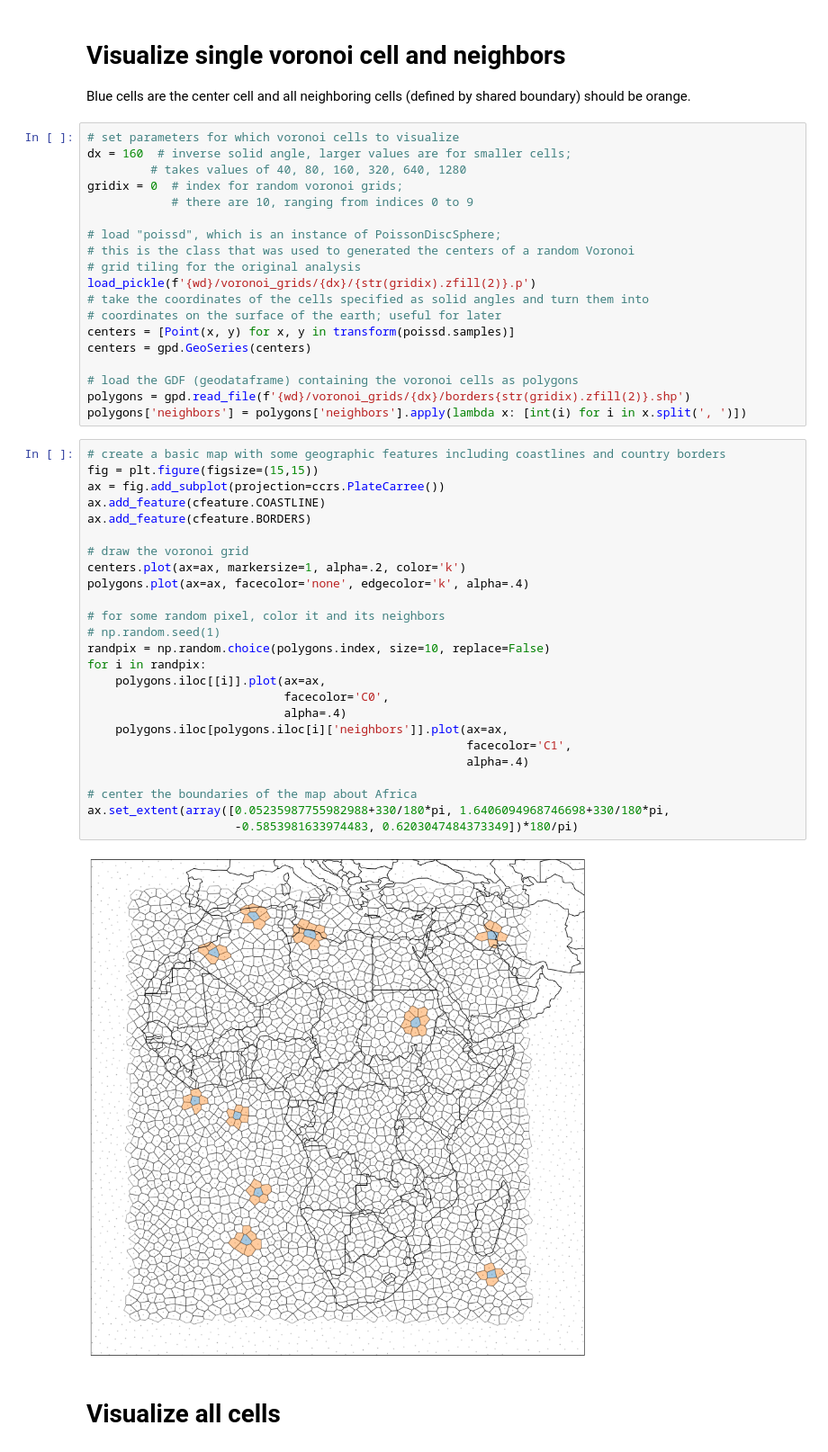
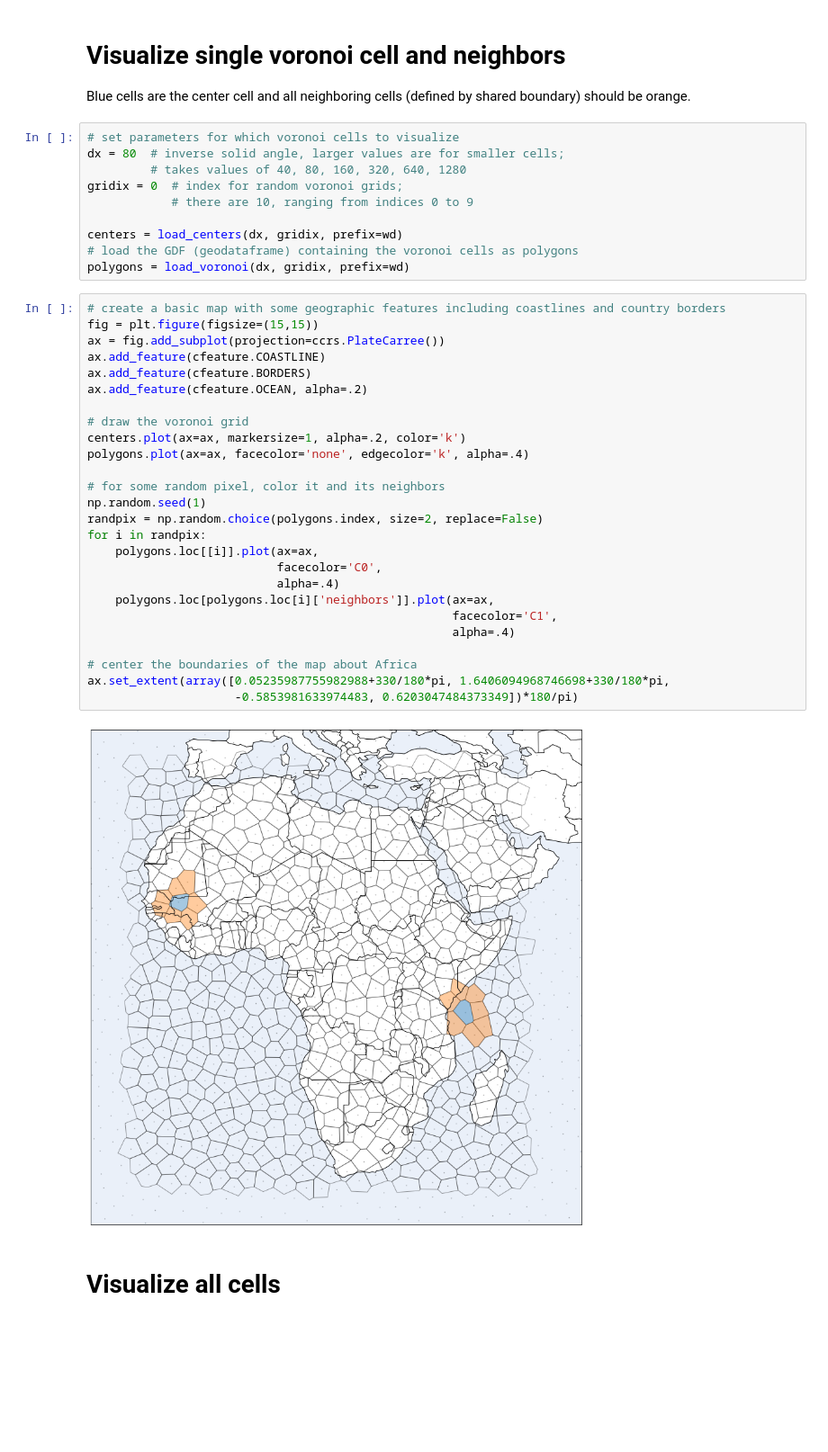
Before and after one commit to eltrompetero/voronoi_globe, a Jupyter notebook: ipynb/voronoi_example.ipynb, the cells around one changed output. Shown at 90% size. Cells and saved outputs as stored; diff of their text form; blank space fills up the shorter version.

```diff
--- a/ipynb/voronoi_example.ipynb
+++ b/ipynb/voronoi_example.ipynb
@@ -26,50 +26,42 @@ assert os.path.isdir(wd)
 Blue cells are the center cell and all neighboring cells (defined by shared boundary) should be orange.
 # %%
 # set parameters for which voronoi cells to visualize
-dx = 160  # inverse solid angle, larger values are for smaller cells;
+dx = 80  # inverse solid angle, larger values are for smaller cells;
          # takes values of 40, 80, 160, 320, 640, 1280
 gridix = 0  # index for random voronoi grids;
             # there are 10, ranging from indices 0 to 9
 
-# load "poissd", which is an instance of PoissonDiscSphere;
-# this is the class that was used to generated the centers of a random Voronoi
-# grid tiling for the original analysis
-load_pickle(f'{wd}/voronoi_grids/{dx}/{str(gridix).zfill(2)}.p')
-# take the coordinates of the cells specified as solid angles and turn them into
-# coordinates on the surface of the earth; useful for later
-centers = [Point(x, y) for x, y in transform(poissd.samples)]
-centers = gpd.GeoSeries(centers)
-
+centers = load_centers(dx, gridix, prefix=wd)
 # load the GDF (geodataframe) containing the voronoi cells as polygons
-polygons = gpd.read_file(f'{wd}/voronoi_grids/{dx}/borders{str(gridix).zfill(2)}.shp')
-polygons['neighbors'] = polygons['neighbors'].apply(lambda x: [int(i) for i in x.split(', ')])
+polygons = load_voronoi(dx, gridix, prefix=wd)
 # %%
 # create a basic map with some geographic features including coastlines and country borders
 fig = plt.figure(figsize=(15,15))
 ax = fig.add_subplot(projection=ccrs.PlateCarree())
 ax.add_feature(cfeature.COASTLINE)
 ax.add_feature(cfeature.BORDERS)
+ax.add_feature(cfeature.OCEAN, alpha=.2)
 
 # draw the voronoi grid
 centers.plot(ax=ax, markersize=1, alpha=.2, color='k')
 polygons.plot(ax=ax, facecolor='none', edgecolor='k', alpha=.4)
 
 # for some random pixel, color it and its neighbors
-# np.random.seed(1)
-randpix = np.random.choice(polygons.index, size=10, replace=False)
+np.random.seed(1)
+randpix = np.random.choice(polygons.index, size=2, replace=False)
 for i in randpix:
-    polygons.iloc[[i]].plot(ax=ax,
-                            facecolor='C0',
-                            alpha=.4)
-    polygons.iloc[polygons.iloc[i]['neighbors']].plot(ax=ax,
-                                                      facecolor='C1',
-                                                      alpha=.4)
+    polygons.loc[[i]].plot(ax=ax,
+                           facecolor='C0',
+                           alpha=.4)
+    polygons.loc[polygons.loc[i]['neighbors']].plot(ax=ax,
+                                                    facecolor='C1',
+                                                    alpha=.4)
 
 # center the boundaries of the map about Africa
 ax.set_extent(array([0.05235987755982988+330/180*pi, 1.6406094968746698+330/180*pi,
                      -0.5853981633974483, 0.6203047484373349])*180/pi)
 # %% [output]
-[figure, old version]
+[figure, new version]
 # %% [markdown]
 # Visualize all cells
 # %%
```
Also changed, not shown: parts of 1 cell of this notebook, 2 other files.
